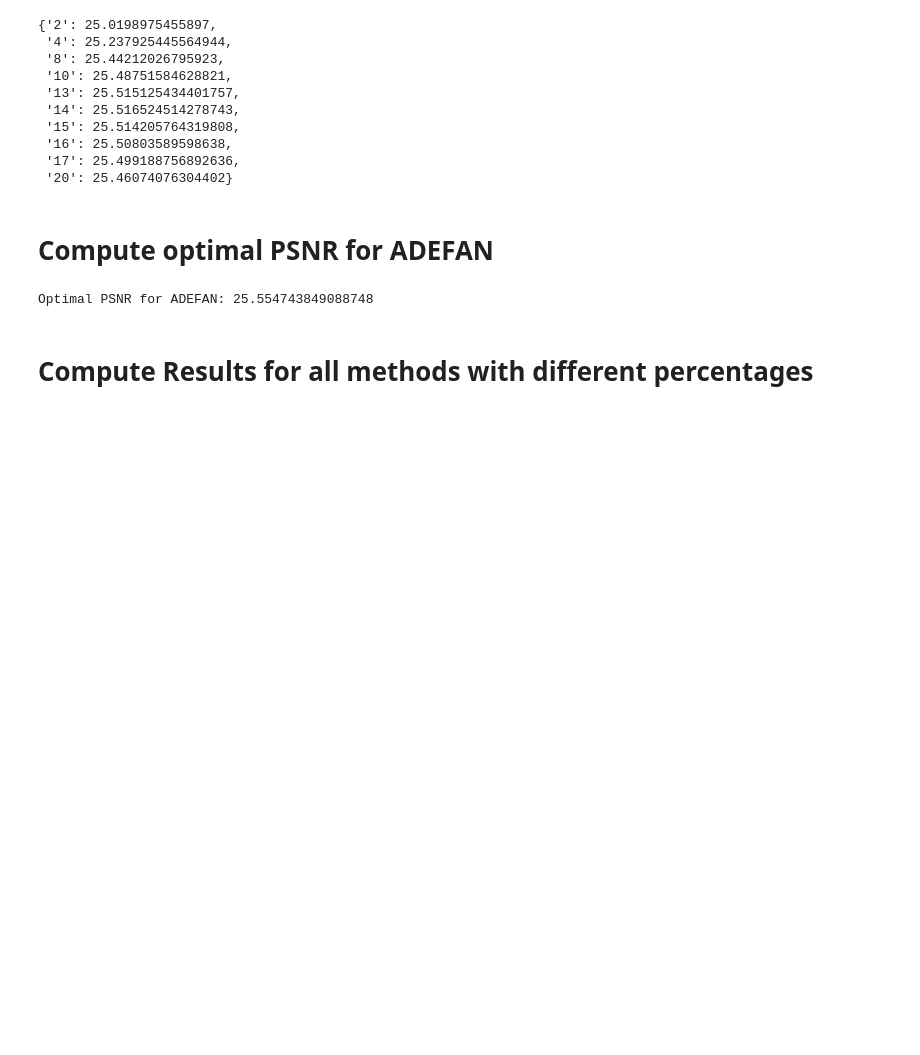
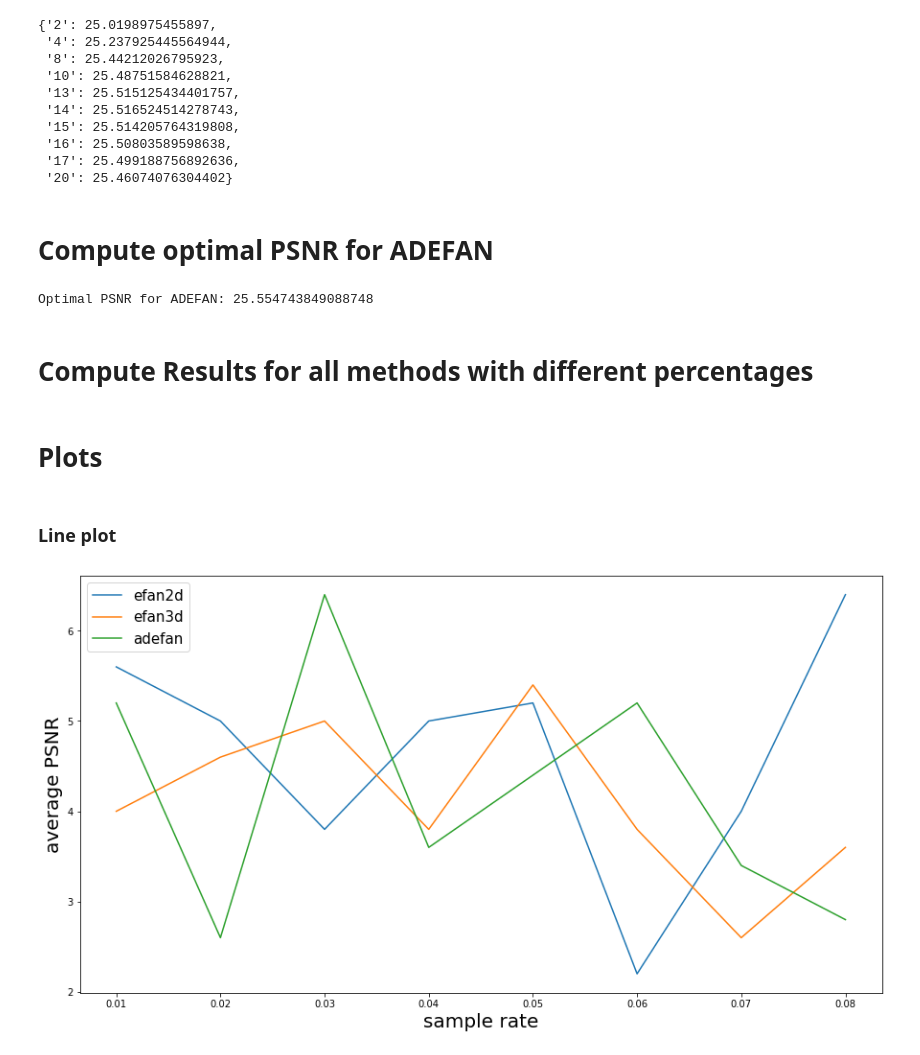
Before and after one commit to IVRL/ADEFAN, a Jupyter notebook: ExtremeVideoCompletion.ipynb, the cells around one changed output. Drawn from its saved outputs; the diff is of its cells as text; code cells hidden in the pictures; blank space fills up the shorter version.

Commit message:
plots

```diff
--- a/ExtremeVideoCompletion.ipynb
+++ b/ExtremeVideoCompletion.ipynb
@@ -1923,13 +1924,15 @@ def compute_results(fraction):
 original_folder = '../Resources/Videos/'
 reconstructed_folder = '../Results/ReconstructedVideos/'
 
-psnr = {}
+psnr = {'efan2d': {}, 'efan3d': {}, 'adefan': {}}
 
 fractions = [i / 100 for i in range(1, 9)]
 
 for fraction in fractions:
     fraction_folder = str(int(fraction * 100)) + 'percent'
-    psnr[fraction_folder] = {'efan2d': [], 'efan3d': [], 'adefan': []}
+    psnr['efan2d'][fraction_folder] = []
+    psnr['efan3d'][fraction_folder] = []
+    psnr['adefan'][fraction_folder] = []
 
 
 for original in os.listdir(original_folder):
@@ -1941,20 +1944,47 @@ for original in os.listdir(original_folder):
             reconstructed_folder + fraction_folder + '/efan2d/' + original.split('.')[0] + '.mov'
         )
 
-        psnr[fraction_folder]['efan2d'].append(psnr_efan2d)
+        psnr['efan2d'][fraction_folder].append(psnr_efan2d)
 
         psnr_efan3d = Video.psnr(
             original_folder + original,
             reconstructed_folder + fraction_folder + '/efan3d/' + original.split('.')[0] + '.mov'
         )
 
-        psnr[fraction_folder]['efan3d'].append(psnr_efan3d)
+        psnr['efan3d'][fraction_folder].append(psnr_efan3d)
 
         psnr_adefan = Video.psnr(
             original_folder + original,
             reconstructed_folder + fraction_folder + '/adefan/' + original.split('.')[0] + '.mov'
         )
 
-        psnr[fraction_folder]['adefan'].append(psnr_adefan)
+        psnr['adefan'][fraction_folder].append(psnr_adefan)
 # %%
 psnr
+# %% [markdown]
+# Plots
+# %%
+fractions = [i / 100 for i in range(1, 9)]
+fraction_folders = [str(int(fraction * 100)) + 'percent' for fraction in fractions]
+methods = ['efan2d', 'efan3d', 'adefan']
+
+psnr = {}
+for method in methods:
+    psnr[method] = {}
+    for f in fraction_folders:
+        psnr[method][f] = np.random.randint(0, 10, 5)
+# %% [markdown]
+### Line plot
+# %%
+fractions = [i / 100 for i in range(1, 9)]
+fraction_folders = [str(int(fraction * 100)) + 'percent' for fraction in fractions]
+methods = ['efan2d', 'efan3d', 'adefan']
+
+plt.figure(figsize=(15, 8))
+for method in methods:
+    plt.plot(fractions, [np.mean(psnr[method][f]) for f in fraction_folders], label=method)
+plt.legend(fontsize=15)
+plt.xlabel('sample rate', fontsize=20)
+plt.ylabel('average PSNR', fontsize=20);
+# %% [output]
+[figure, added]
```
Also changed, not shown: parts of 4 cells of this notebook.
